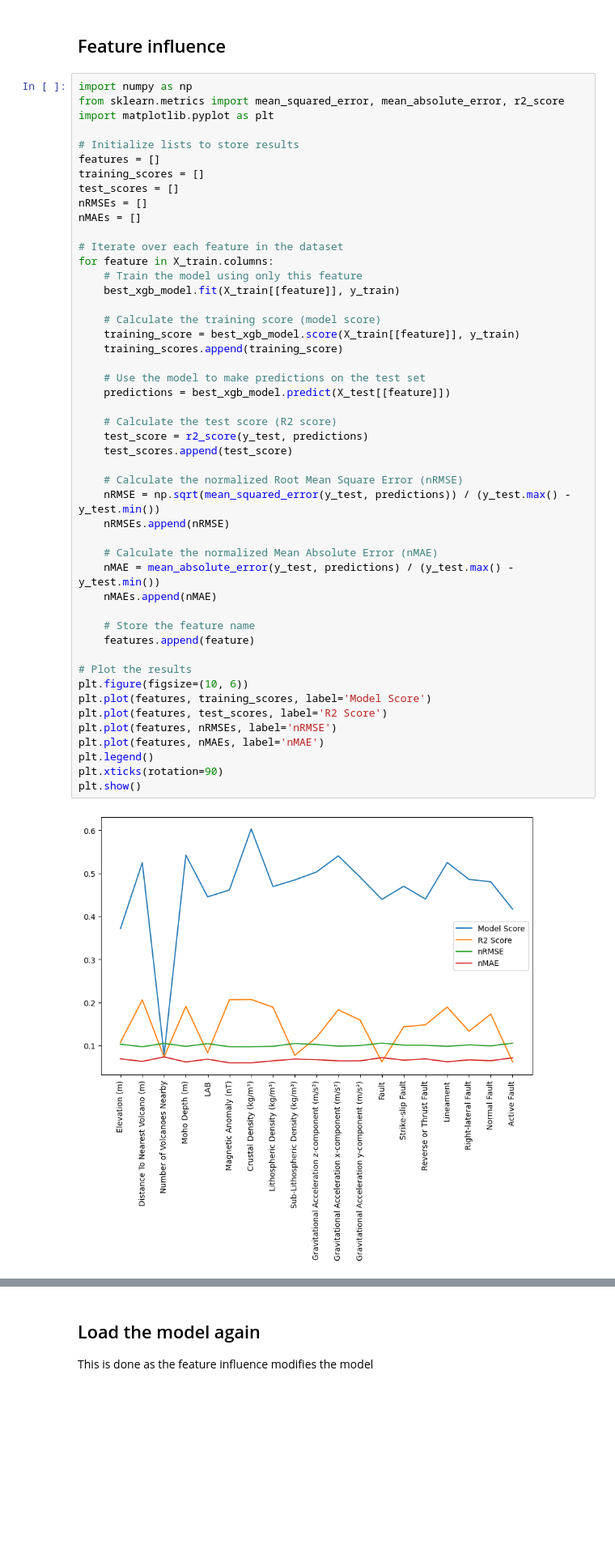
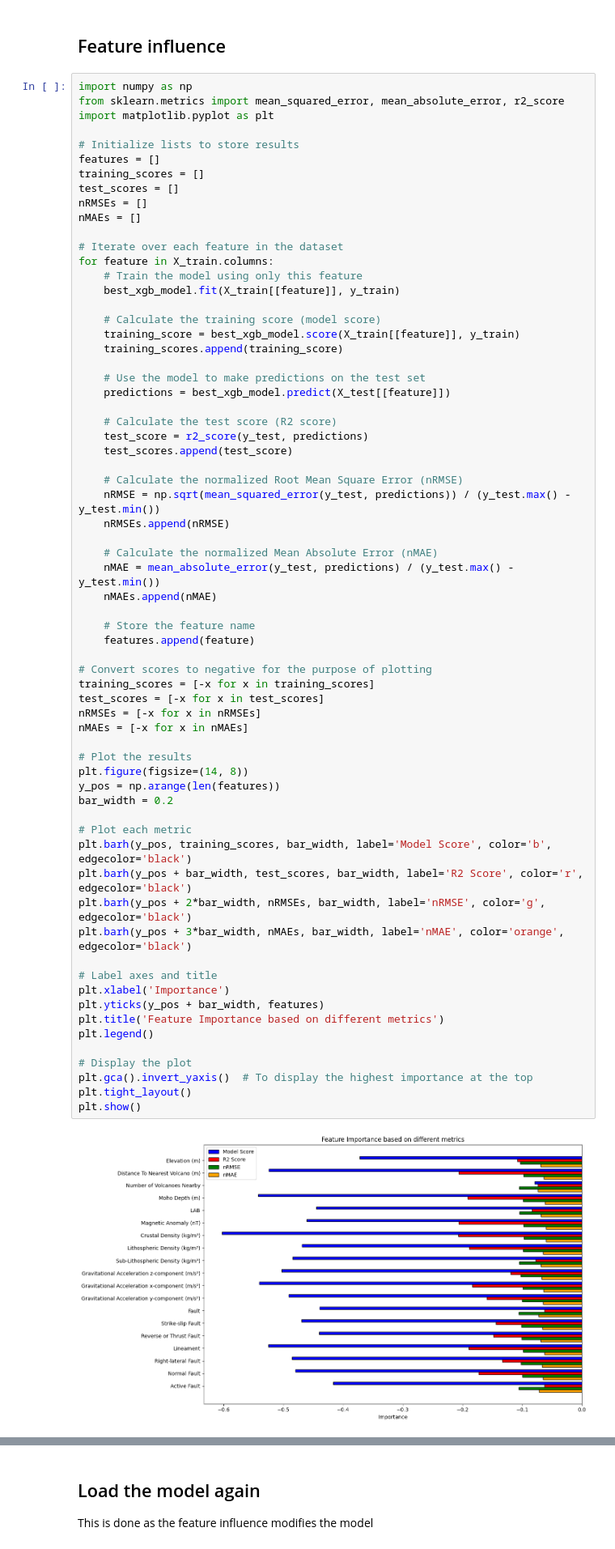
Before and after one commit to jcmefra/Geothermal-Gradient-Machine-Learning, a Jupyter notebook: Model_V2.ipynb, the cells around one changed output, grey strips where cells are left out. Shown at 81% size. Drawn from its saved outputs; the diff is of its cells as text; blank space fills up the shorter version.

```diff
--- a/Model_V2.ipynb
+++ b/Model_V2.ipynb
@@ -1421,40 +1421,58 @@ nMAEs = []
 for feature in X_train.columns:
     # Train the model using only this feature
     best_xgb_model.fit(X_train[[feature]], y_train)
 
     # Calculate the training score (model score)
     training_score = best_xgb_model.score(X_train[[feature]], y_train)
     training_scores.append(training_score)
 
     # Use the model to make predictions on the test set
     predictions = best_xgb_model.predict(X_test[[feature]])
 
     # Calculate the test score (R2 score)
     test_score = r2_score(y_test, predictions)
     test_scores.append(test_score)
 
     # Calculate the normalized Root Mean Square Error (nRMSE)
     nRMSE = np.sqrt(mean_squared_error(y_test, predictions)) / (y_test.max() - y_test.min())
     nRMSEs.append(nRMSE)
 
     # Calculate the normalized Mean Absolute Error (nMAE)
     nMAE = mean_absolute_error(y_test, predictions) / (y_test.max() - y_test.min())
     nMAEs.append(nMAE)
 
     # Store the feature name
     features.append(feature)
 
+# Convert scores to negative for the purpose of plotting
+training_scores = [-x for x in training_scores]
+test_scores = [-x for x in test_scores]
+nRMSEs = [-x for x in nRMSEs]
+nMAEs = [-x for x in nMAEs]
+
 # Plot the results
-plt.figure(figsize=(10, 6))
-plt.plot(features, training_scores, label='Model Score')
-plt.plot(features, test_scores, label='R2 Score')
-plt.plot(features, nRMSEs, label='nRMSE')
-plt.plot(features, nMAEs, label='nMAE')
+plt.figure(figsize=(14, 8))
+y_pos = np.arange(len(features))
+bar_width = 0.2
+
+# Plot each metric
+plt.barh(y_pos, training_scores, bar_width, label='Model Score', color='b', edgecolor='black')
+plt.barh(y_pos + bar_width, test_scores, bar_width, label='R2 Score', color='r', edgecolor='black')
+plt.barh(y_pos + 2*bar_width, nRMSEs, bar_width, label='nRMSE', color='g', edgecolor='black')
+plt.barh(y_pos + 3*bar_width, nMAEs, bar_width, label='nMAE', color='orange', edgecolor='black')
+
+# Label axes and title
+plt.xlabel('Importance')
+plt.yticks(y_pos + bar_width, features)
+plt.title('Feature Importance based on different metrics')
 plt.legend()
-plt.xticks(rotation=90)
+
+# Display the plot
+plt.gca().invert_yaxis()  # To display the highest importance at the top
+plt.tight_layout()
 plt.show()
 # %% [output]
-[figure, old version]
+[figure, new version]
 # %%
 # Get feature importance by gain
 importance = best_xgb_model.get_booster().get_score(importance_type='gain')
```
Also changed, not shown: parts of 1 cell of this notebook, 1 other file.
